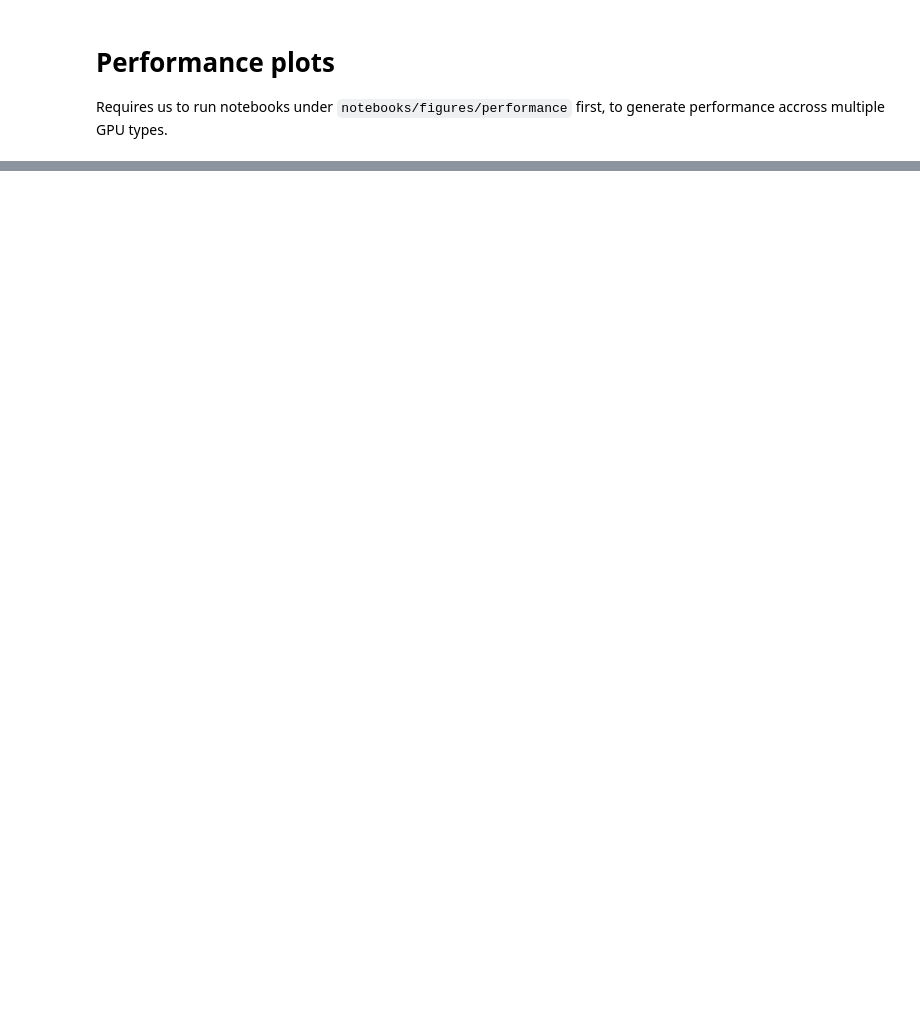
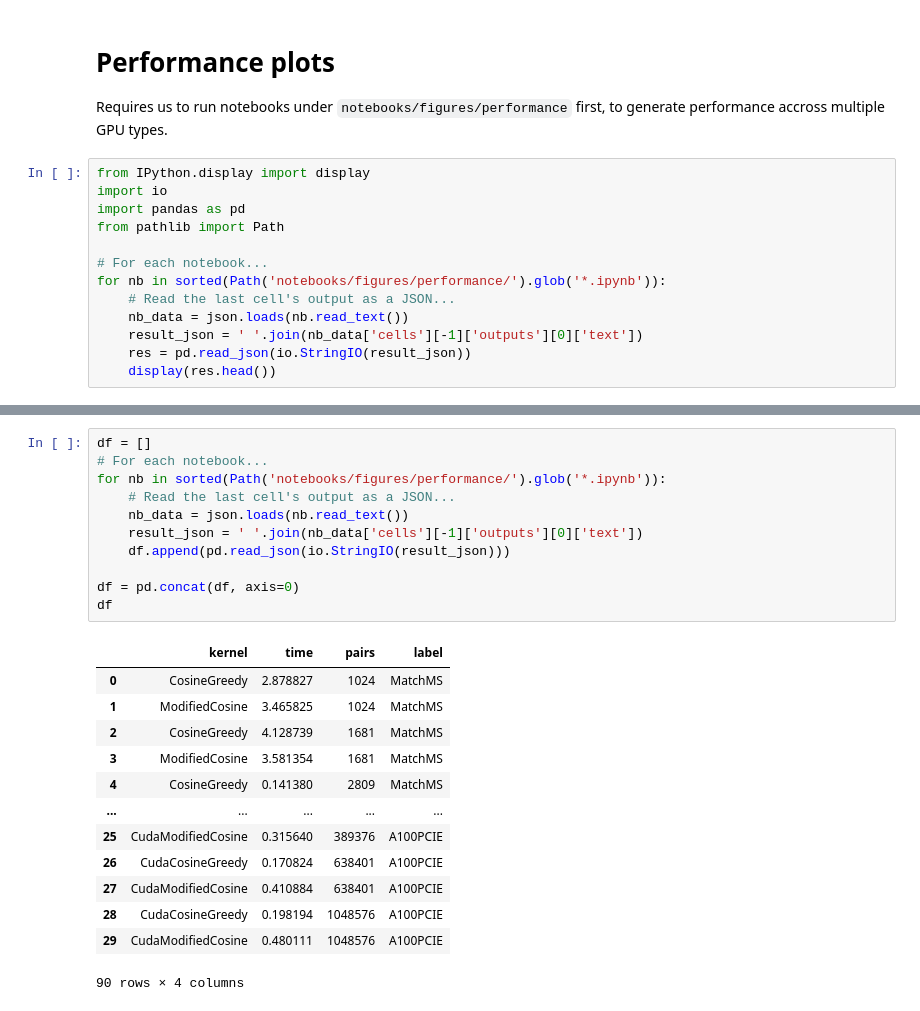
Before and after one commit to PangeAI/SimMS, a Jupyter notebook: notebooks/figures/make_figures.ipynb, the cells around one changed output, grey strips where cells are left out. Cells and saved outputs as stored; diff of their text form; blank space fills up the shorter version.

Commit message:
Figure work

```diff
--- a/notebooks/figures/make_figures.ipynb
+++ b/notebooks/figures/make_figures.ipynb
@@ -568,3 +568,16 @@ plot_ml_and_perf(
 # Performance plots
 
 Requires us to run notebooks under `notebooks/figures/performance` first, to generate performance accross multiple GPU types.
+# %%
+from IPython.display import display
+import io
+import pandas as pd
+from pathlib import Path
+
+# For each notebook...
+for nb in sorted(Path('notebooks/figures/performance/').glob('*.ipynb')):
+    # Read the last cell's output as a JSON...
+    nb_data = json.loads(nb.read_text())
+    result_json = ' '.join(nb_data['cells'][-1]['outputs'][0]['text'])
+    res = pd.read_json(io.StringIO(result_json))
+    display(res.head())
@@ -571 +603,26 @@ Requires us to run notebooks under `notebooks/figures/performance` first, to gen
+# %%
+df = []
+# For each notebook...
+for nb in sorted(Path('notebooks/figures/performance/').glob('*.ipynb')):
+    # Read the last cell's output as a JSON...
+    nb_data = json.loads(nb.read_text())
+    result_json = ' '.join(nb_data['cells'][-1]['outputs'][0]['text'])
+    df.append(pd.read_json(io.StringIO(result_json)))
+
+df = pd.concat(df, axis=0)
+df
+# %% [output]
+|  | kernel | time | pairs | label |
+| 0 | CosineGreedy | 2.878827 | 1024 | MatchMS |
+| 1 | ModifiedCosine | 3.465825 | 1024 | MatchMS |
+| 2 | CosineGreedy | 4.128739 | 1681 | MatchMS |
+| 3 | ModifiedCosine | 3.581354 | 1681 | MatchMS |
+| 4 | CosineGreedy | 0.141380 | 2809 | MatchMS |
+| ... | ... | ... | ... | ... |
+| 25 | CudaModifiedCosine | 0.315640 | 389376 | A100PCIE |
+| 26 | CudaCosineGreedy | 0.170824 | 638401 | A100PCIE |
+| 27 | CudaModifiedCosine | 0.410884 | 638401 | A100PCIE |
+| 28 | CudaCosineGreedy | 0.198194 | 1048576 | A100PCIE |
+| 29 | CudaModifiedCosine | 0.480111 | 1048576 | A100PCIE |
+90 rows × 4 columns
 # %%
```
Also changed, not shown: parts of 6 cells of this notebook, 13 other files.
